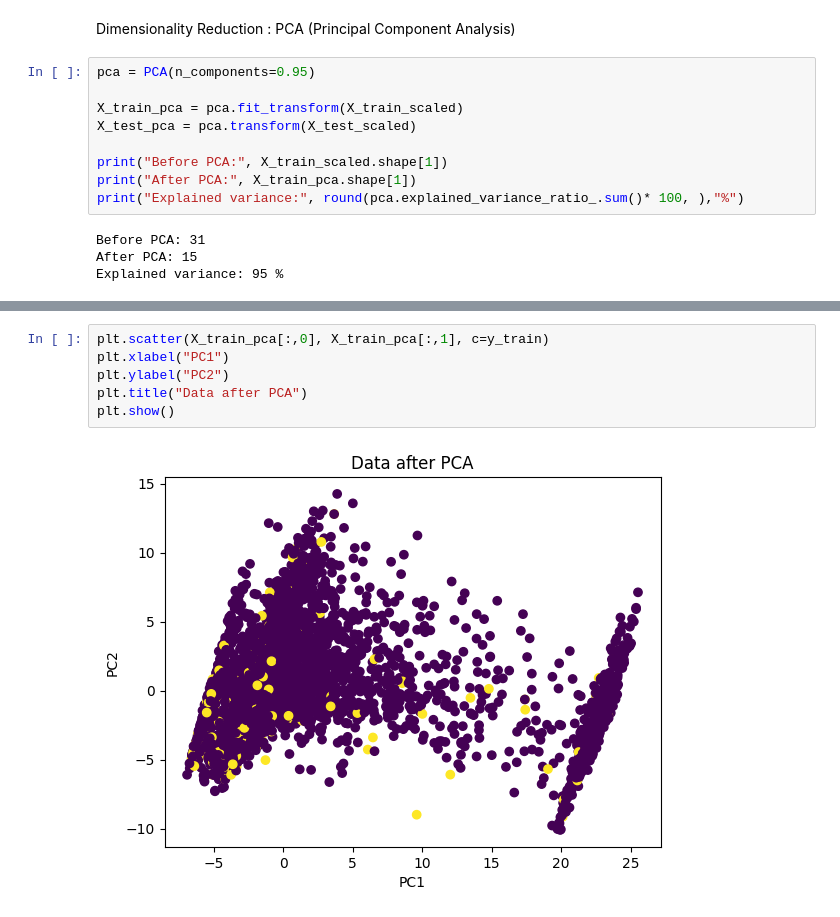
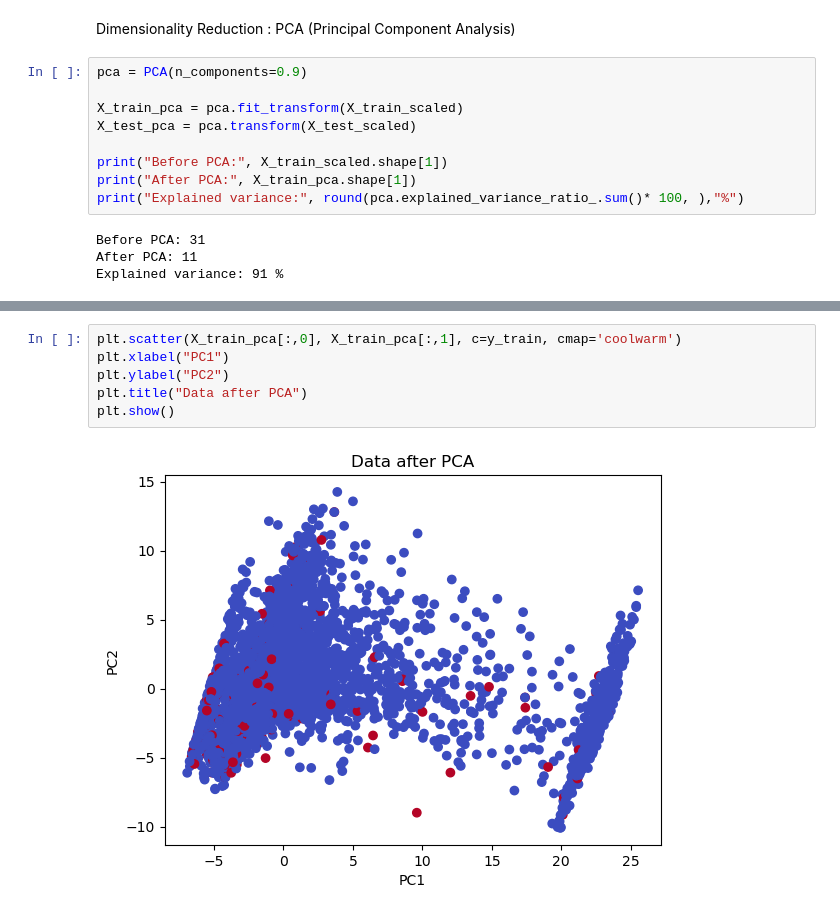
Before and after one commit to reem-naji/Data-computation-project, a Jupyter notebook: bankruptcy.ipynb, the cells around one changed output, grey strips where cells are left out. Cells and saved outputs as stored; diff of their text form.

```diff
--- a/bankruptcy.ipynb
+++ b/bankruptcy.ipynb
@@ -226,7 +218,7 @@ X_test_scaled = pd.DataFrame(scaler.transform(X_test_winsorized), columns=X_test
 Dimensionality Reduction :
 PCA (Principal Component Analysis)
 # %%
-pca = PCA(n_components=0.95)
+pca = PCA(n_components=0.9)
 
 X_train_pca = pca.fit_transform(X_train_scaled)
 X_test_pca = pca.transform(X_test_scaled)
@@ -236,8 +228,8 @@ print("After PCA:", X_train_pca.shape[1])
 print("Explained variance:", round(pca.explained_variance_ratio_.sum()* 100, ),"%")
 # %% [output]
 Before PCA: 31
-After PCA: 15
-Explained variance: 95 %
+After PCA: 11
+Explained variance: 91 %
 # %%
 pca_full = PCA().fit(X_train_scaled)
 
@@ -252,10 +244,10 @@ plt.show()
 # %% [output]
 [figure]
 # %%
-plt.scatter(X_train_pca[:,0], X_train_pca[:,1], c=y_train)
+plt.scatter(X_train_pca[:,0], X_train_pca[:,1], c=y_train, cmap='coolwarm')
 plt.xlabel("PC1")
 plt.ylabel("PC2")
 plt.title("Data after PCA")
 plt.show()
 # %% [output]
-[figure, old version]
+[figure, new version]
```
Also changed, not shown: parts of 6 cells of this notebook, 1 other file.
